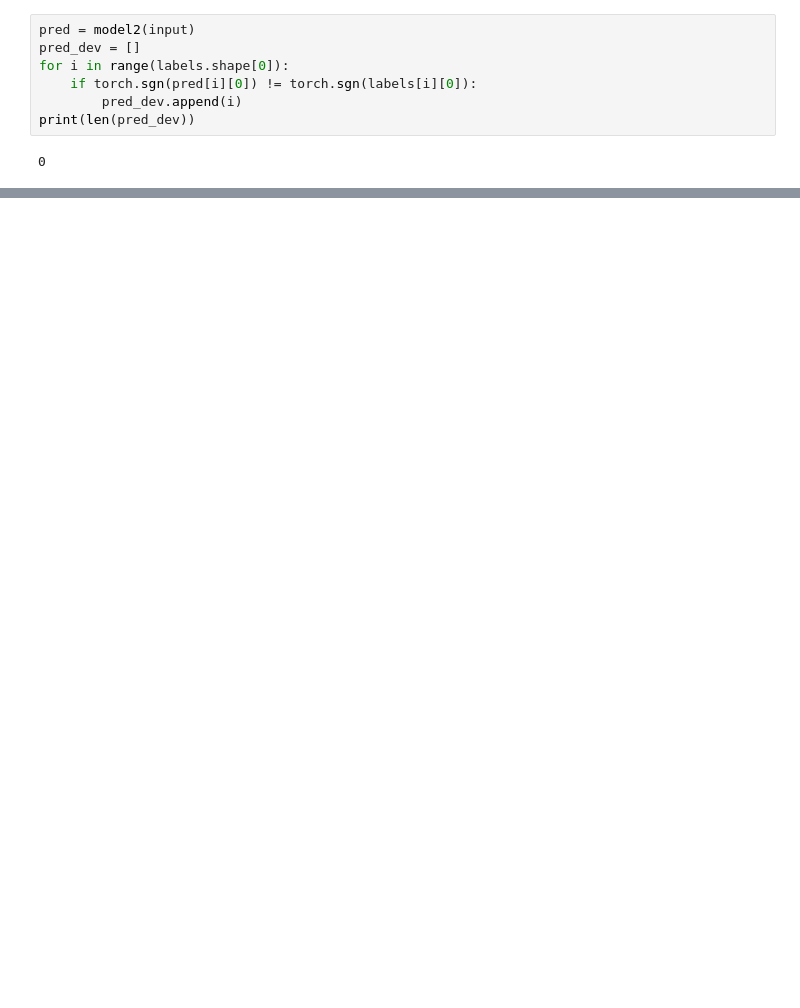
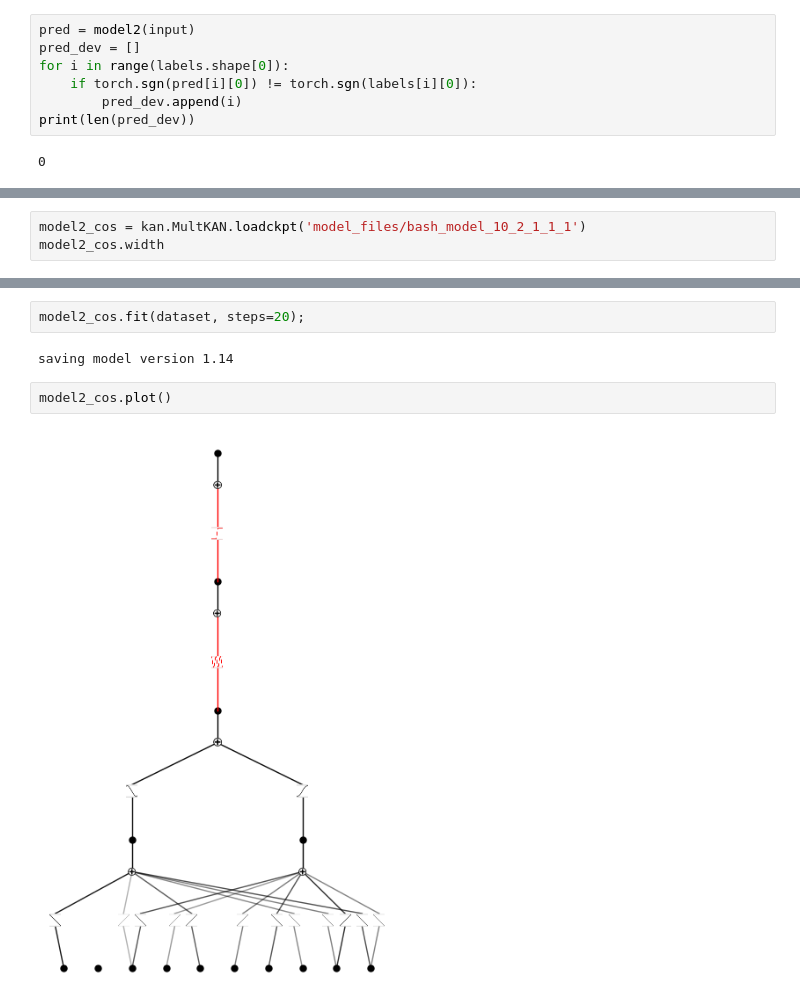
Before and after one commit to tlin06/kans_urop, a Jupyter notebook: SR_J2_finite/fix_best_bash.ipynb, the cells around one changed output, grey strips where cells are left out. Saved outputs shown, nothing was run; the diff lists cells and outputs as text; blank space fills up the shorter version.

```diff
--- a/SR_J2_finite/fix_best_bash.ipynb
+++ b/SR_J2_finite/fix_best_bash.ipynb
@@ -306,0 +307,3 @@ sympy.print_latex(ku.ex_round(model2.symbolic_formula()[0][0], 4))
+# %%
+model2_cos = kan.MultKAN.loadckpt('model_files/bash_model_10_2_1_1_1')
+model2_cos.width
@@ -306,0 +365,8 @@ sympy.print_latex(ku.ex_round(model2.symbolic_formula()[0][0], 4))
+# %%
+model2_cos.fit(dataset, steps=20);
+# %% [output]
+saving model version 1.14
+# %%
+model2_cos.plot()
+# %% [output]
+[figure, added]
```
Also changed, not shown: parts of 19 cells of this notebook, 2 other files.
